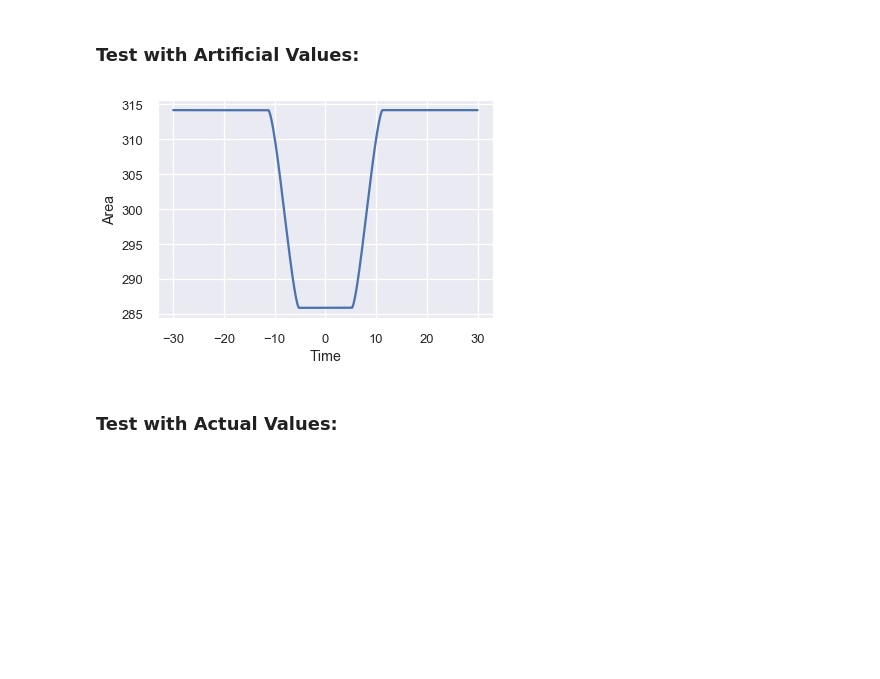
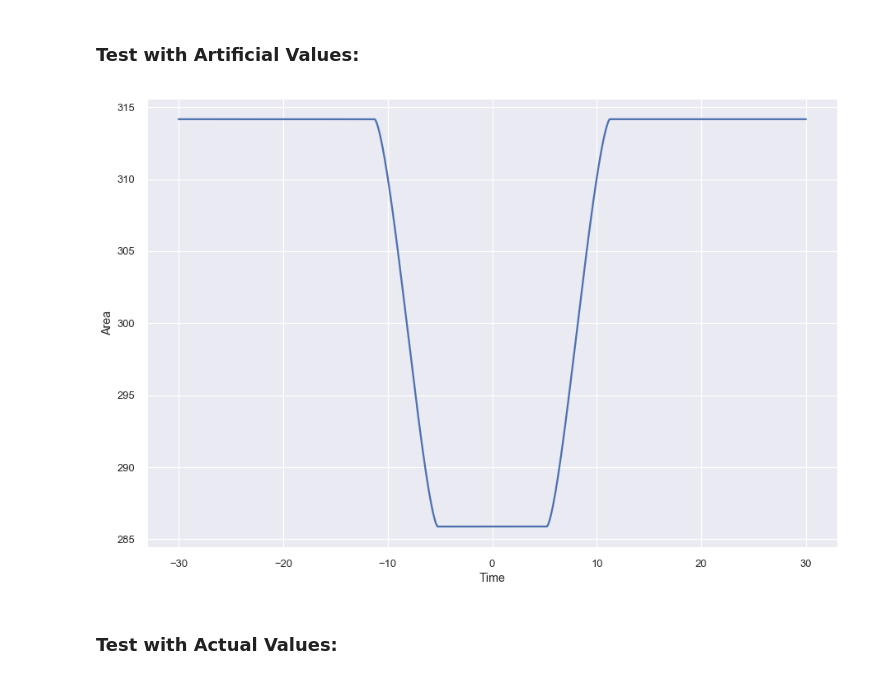
Before and after one commit to arnav257/Exoplanets_Krittika, a Jupyter notebook: Circular- LD & Occultation.ipynb, the cells around one changed output. Drawn from its saved outputs; the diff is of its cells as text; code cells hidden in the pictures; blank space fills up the shorter version.

```diff
--- a/Circular- LD & Occultation.ipynb
+++ b/Circular- LD & Occultation.ipynb
@@ -40,18 +40,20 @@ def intersectional_area(v,t,R_s,R_p,b): #Find the intersectional area; formulae
 # %% [markdown]
 ### Test with Artificial Values:
 # %%
-t = np.linspace(-30,30,10000)
+t1 = np.linspace(-30,30,10000)
 area = np.array([])
 
-for temp in t:
+for temp in t1:
     area = np.append(area,intersectional_area(1.1,temp,10,3,4))
 
-plt.plot(t,np.pi*100-area)
+
+plt.figure(figsize=(15,10))
+plt.plot(t1,np.pi*100-area)
 plt.xlabel('Time')
 plt.ylabel('Area')
 plt.show()
 # %% [output]
-[figure, old version]
+[figure, new version]
 # %% [markdown]
 ### Test with Actual Values:
 # %%
```
Also changed, not shown: parts of 8 cells of this notebook, 1 other file.
